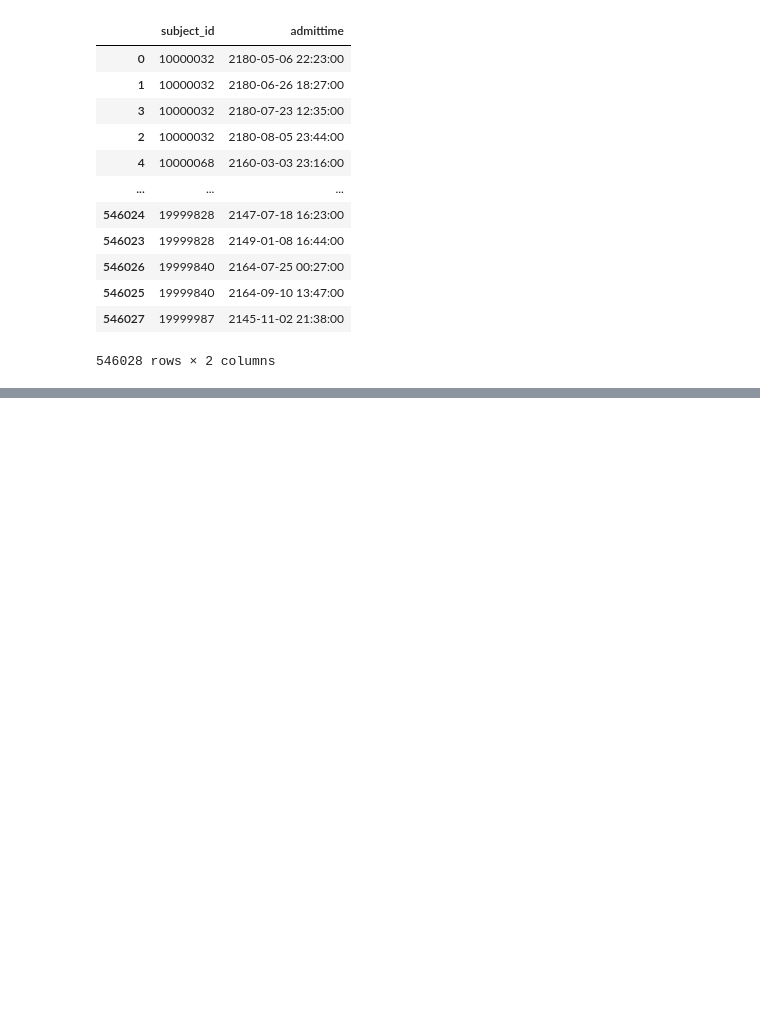
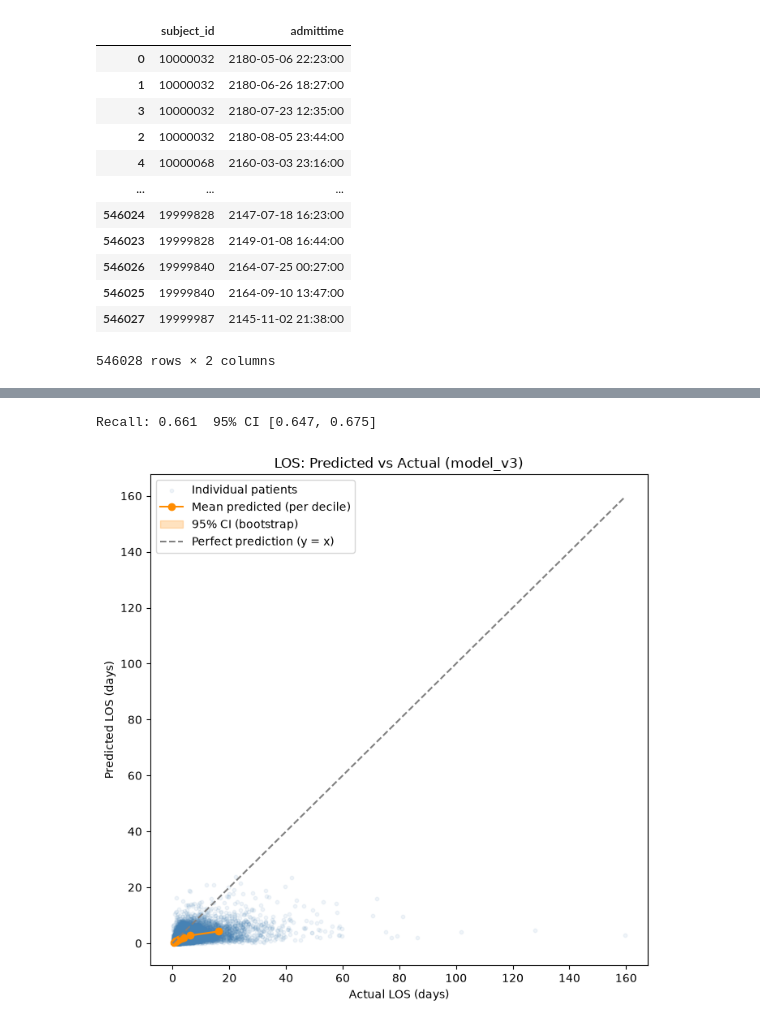
Before and after one commit to alexanderwu/MedAgent, a Jupyter notebook: notebooks/real eda.ipynb, the cells around one changed output, grey strips where cells are left out. Cells and saved outputs as stored; diff of their text form; code cells hidden in the pictures; blank space fills up the shorter version.

```diff
--- a/notebooks/real eda.ipynb
+++ b/notebooks/real eda.ipynb
@@ -2719,0 +3461,48 @@ False
+# %%
+recall, ci = recall_score(y_true, y_pred, confidence_level=0.95, average='binary', method='wilson')
+print(f"Recall: {recall:.3f}  95% CI [{ci[0]:.3f}, {ci[1]:.3f}]")
+# %% [output]
+Recall: 0.661  95% CI [0.647, 0.675]
+# %%
+import matplotlib.pyplot as plt
+import numpy as np
+
+n_bins = 10
+bin_edges = np.quantile(y_true_los, np.linspace(0, 1, n_bins + 1))
+bin_edges[-1] += 1e-6
+bin_idx = np.digitize(y_true_los, bin_edges[1:-1])
+
+rng = np.random.default_rng(42)
+bin_centers, bin_means, bin_lo, bin_hi = [], [], [], []
+
+for b in range(n_bins):
+    mask = bin_idx == b
+    if mask.sum() == 0:
+        continue
+    actual_b, pred_b = y_true_los[mask], y_pred_los[mask]
+    n_b = len(pred_b)
+    boot_means = np.array([pred_b[rng.integers(0, n_b, size=n_b)].mean() for _ in range(1000)])
+    bin_centers.append(actual_b.mean())
+    bin_means.append(pred_b.mean())
+    bin_lo.append(np.percentile(boot_means, 2.5))
+    bin_hi.append(np.percentile(boot_means, 97.5))
+
+bin_centers, bin_means = np.array(bin_centers), np.array(bin_means)
+bin_lo, bin_hi = np.array(bin_lo), np.array(bin_hi)
+
+fig, ax = plt.subplots(figsize=(7, 7))
+ax.scatter(y_true_los, y_pred_los, alpha=0.08, s=10, color='steelblue', label='Individual patients')
+ax.plot(bin_centers, bin_means, 'o-', color='darkorange', label='Mean predicted (per decile)')
+ax.fill_between(bin_centers, bin_lo, bin_hi, color='darkorange', alpha=0.25, label='95% CI (bootstrap)')
+
+lims = [0, max(y_true_los.max(), y_pred_los.max())]
+ax.plot(lims, lims, '--', color='gray', label='Perfect prediction (y = x)')
+
+ax.set_xlabel('Actual LOS (days)')
+ax.set_ylabel('Predicted LOS (days)')
+ax.set_title('LOS: Predicted vs Actual (model_v3)')
+ax.legend()
+plt.tight_layout()
+plt.show()
+# %% [output]
+[figure, added]
```
Also changed, not shown: parts of 38 cells of this notebook.
